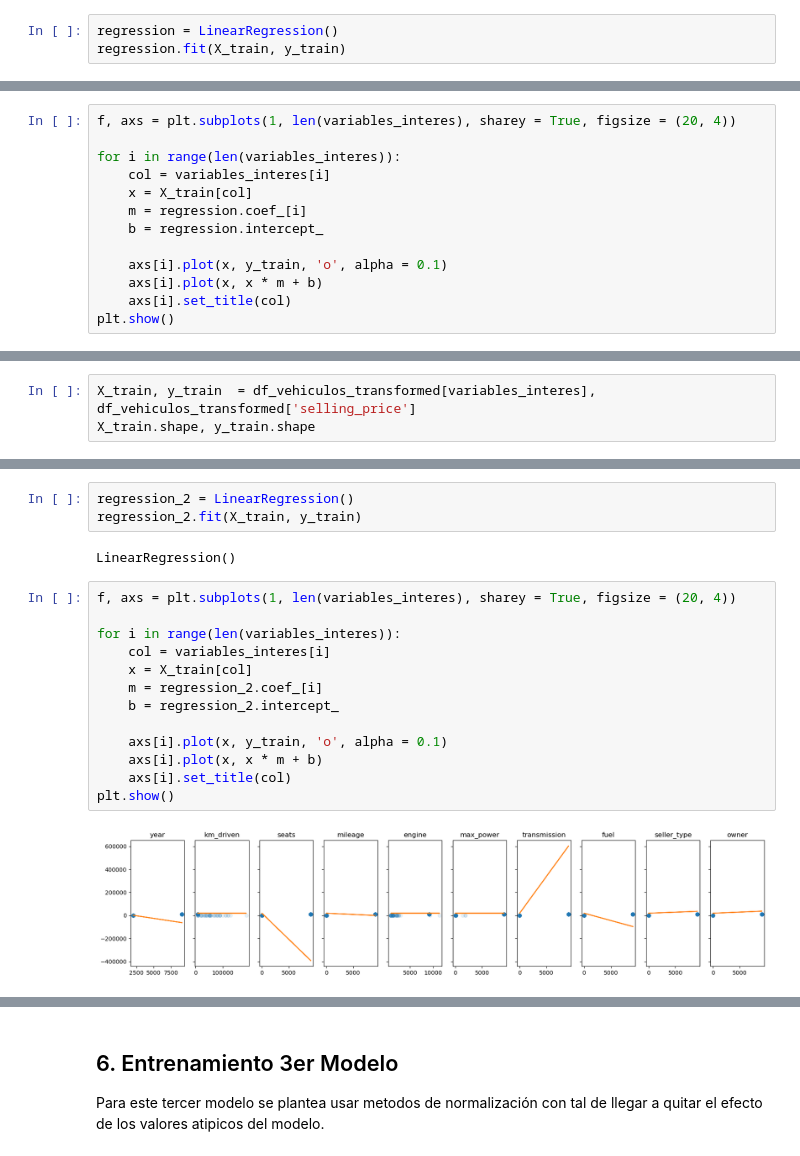
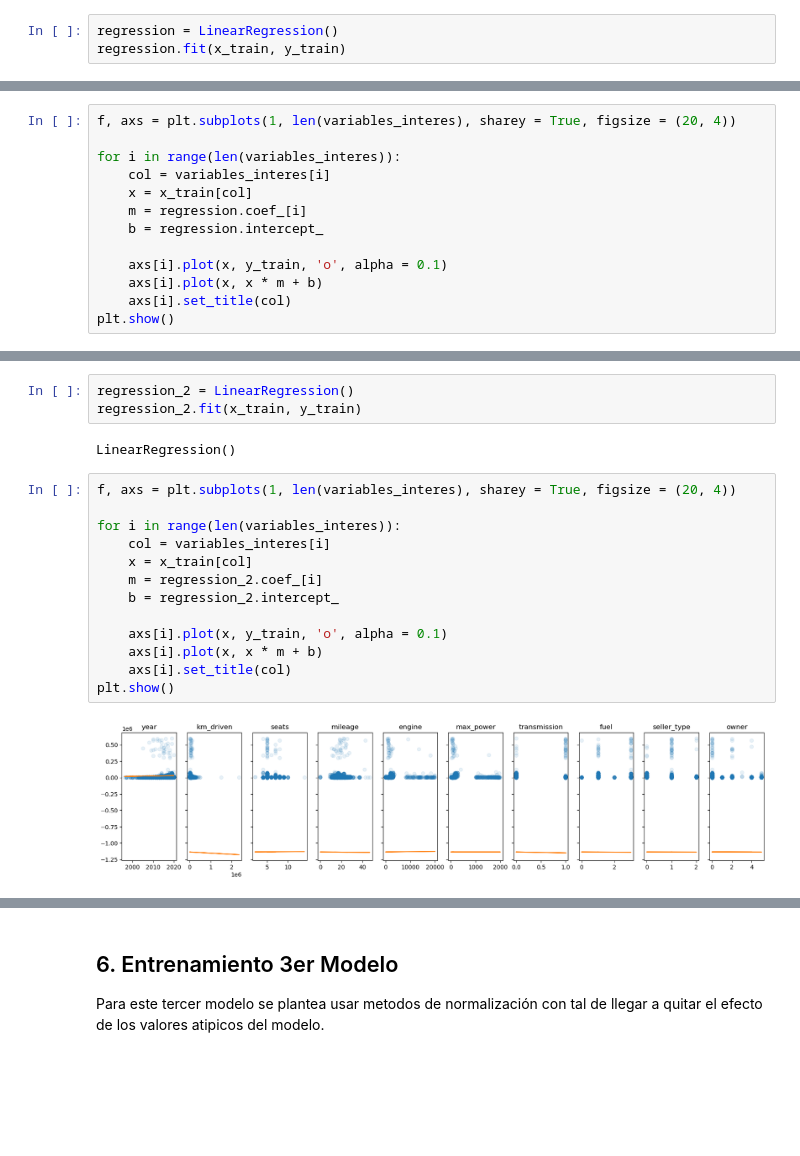
Before and after one commit to Paolaaaaaa/Lab2-Regresion, a Jupyter notebook: Regresion.ipynb, the cells around one changed output, grey strips where cells are left out. Cells and saved outputs as stored; diff of their text form; blank space fills up the shorter version.

```diff
--- a/Regresion.ipynb
+++ b/Regresion.ipynb
@@ -158,7 +159,7 @@ X_test.shape
 Para este primer modelo solo se va a remplazar los valores nulos a la media  de todos los datos.
 # %%
 regression = LinearRegression()
-regression.fit(X_train, y_train)
+regression.fit(x_train, y_train)
 # %% [output]
 LinearRegression()
 # %% [markdown]
@@ -170,7 +171,7 @@ f, axs = plt.subplots(1, len(variables_interes), sharey = True, figsize = (20, 4
 
 for i in range(len(variables_interes)):
     col = variables_interes[i]
-    x = X_train[col]
+    x = x_train[col]
     m = regression.coef_[i]
     b = regression.intercept_
 
@@ -228,6 +250,3 @@ sns.pairplot(df_vehiculos_transformed, height = 4, y_vars = 'selling_price', x_v
 plt.show()
 # %% [output]
 [figure]
-# %%
-X_train, y_train  = df_vehiculos_transformed[variables_interes], df_vehiculos_transformed['selling_price']
-X_train.shape, y_train.shape
@@ -236,23 +253,23 @@ X_train.shape, y_train.shape
 # %%
 regression_2 = LinearRegression()
-regression_2.fit(X_train, y_train)
+regression_2.fit(x_train, y_train)
 # %% [output]
 LinearRegression()
 # %%
 f, axs = plt.subplots(1, len(variables_interes), sharey = True, figsize = (20, 4))
 
 for i in range(len(variables_interes)):
     col = variables_interes[i]
-    x = X_train[col]
+    x = x_train[col]
     m = regression_2.coef_[i]
     b = regression_2.intercept_
 
     axs[i].plot(x, y_train, 'o', alpha = 0.1)
     axs[i].plot(x, x * m + b)
     axs[i].set_title(col)
 plt.show()
 # %% [output]
-[figure, old version]
+[figure, new version]
 # %%
 regression_2.intercept_
 # %% [output]
```
Also changed, not shown: parts of 27 cells of this notebook.
